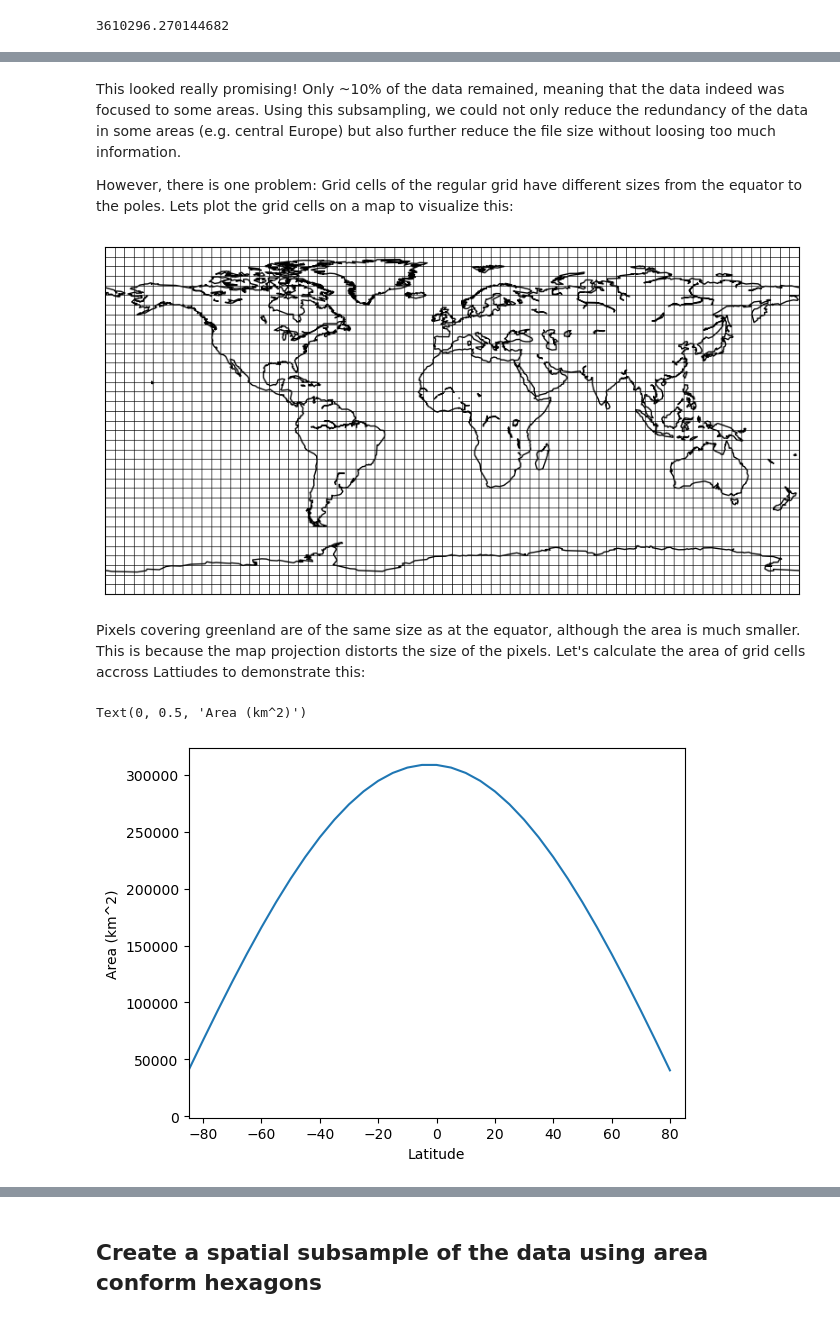
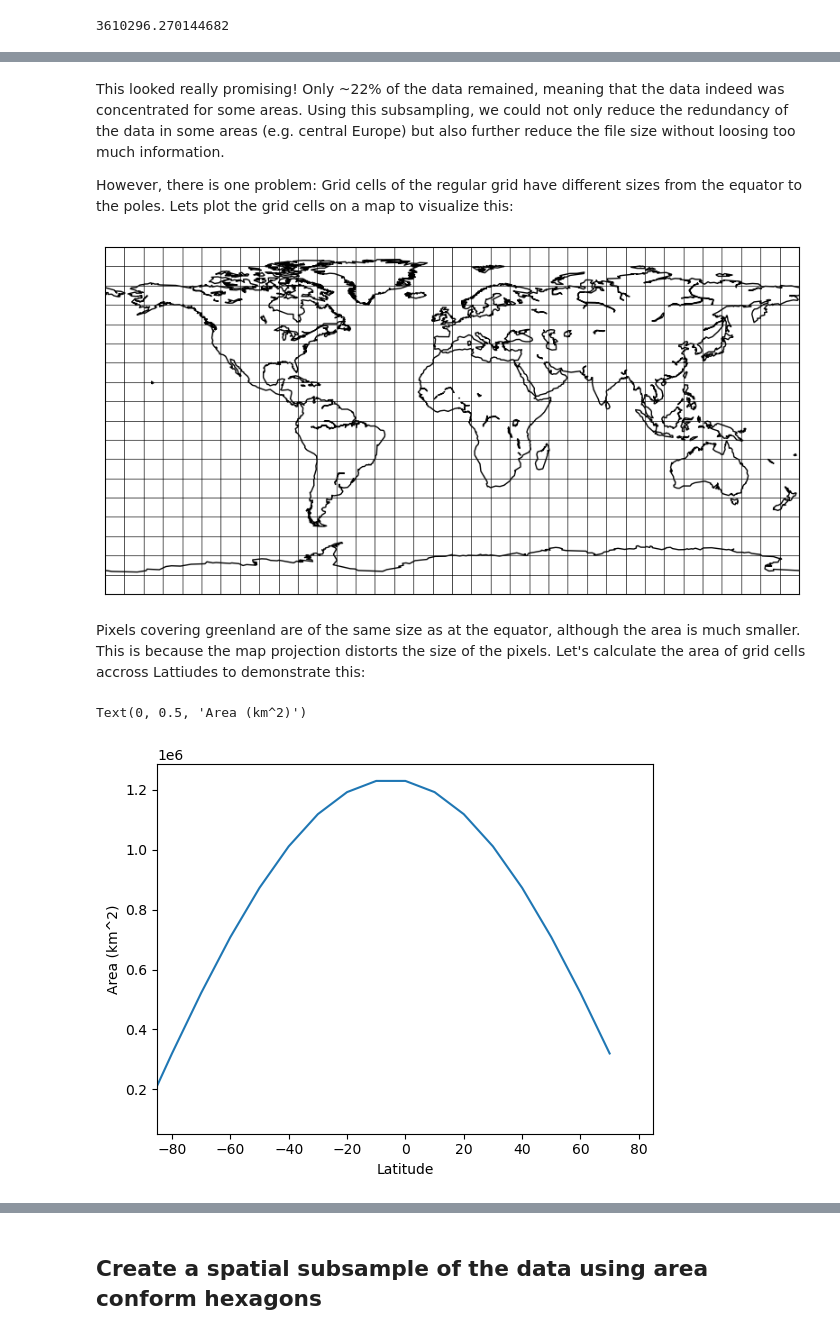
Before and after one commit to GeoSense-Freiburg/teach_2024_msc_envscience_remote_sensing_and_geoinformatics, a Jupyter notebook: 02_citizen_science_and_global_trait_distributions/01_Preprocessing_gbif_data.ipynb, the cells around one changed output, grey strips where cells are left out. Saved outputs shown, nothing was run; the diff lists cells and outputs as text; code cells hidden in the pictures.

```diff
--- a/02_citizen_science_and_global_trait_distributions/01_Preprocessing_gbif_data.ipynb
+++ b/02_citizen_science_and_global_trait_distributions/01_Preprocessing_gbif_data.ipynb
@@ -183,32 +173,32 @@ print(subsampled_gbif.shape[0]/gbif.shape[0]*100)
 # %% [markdown]
-This looked really promising! Only ~10% of the data remained, meaning that the data indeed was focused to some areas. Using this subsampling, we could not only reduce the redundancy of the data in some areas (e.g. central Europe) but also further reduce the file size without loosing too much information.
+This looked really promising! Only ~22% of the data remained, meaning that the data indeed was concentrated for some areas. Using this subsampling, we could not only reduce the redundancy of the data in some areas (e.g. central Europe) but also further reduce the file size without loosing too much information.
 
 However, there is one problem: Grid cells of the regular grid have different sizes from the equator to the poles. Lets plot the grid cells on a map to visualize this:
 # %%
 # Create a figure
 fig = plt.figure(figsize=(10, 5))
 
 # Create a basemap
 m = Basemap(projection='cyl', resolution='c', llcrnrlat=-90, urcrnrlat=90, llcrnrlon=-180, urcrnrlon=180)
 
 # Draw coastlines, countries, and states
 m.drawcoastlines()
 
 # Draw the grid
-y_grid_degrees = np.arange(-90, 90, 5)
-x_grid_degrees = np.arange(-180, 180, 5)
+y_grid_degrees = np.arange(-90, 90, 10)
+x_grid_degrees = np.arange(-180, 180, 10)
 
 # Draw lines for each latitude and longitude
 for y in y_grid_degrees:
     m.plot([-180, 180], [y, y], color='black', linewidth=0.5)
 
 for x in x_grid_degrees:
     m.plot([x, x], [-90, 90], color='black', linewidth=0.5)
 
 # Show the plot
 plt.show()
 # %% [output]
-[figure, old version]
+[figure, new version]
 # %% [markdown]
 Pixels covering greenland are of the same size as at the equator, although the area is much smaller. This is because the map projection distorts the size of the pixels. Let's calculate the area of grid cells accross Lattiudes to demonstrate this:
 # %%
@@ -227,5 +217,5 @@ plt.xlim(-85, 85)
 plt.ylabel('Area (km^2)')
 # %% [output]
 Text(0, 0.5, 'Area (km^2)')
-[figure, old version]
+[figure, new version]
 # %% [markdown]
```
Also changed, not shown: parts of 45 cells of this notebook.
